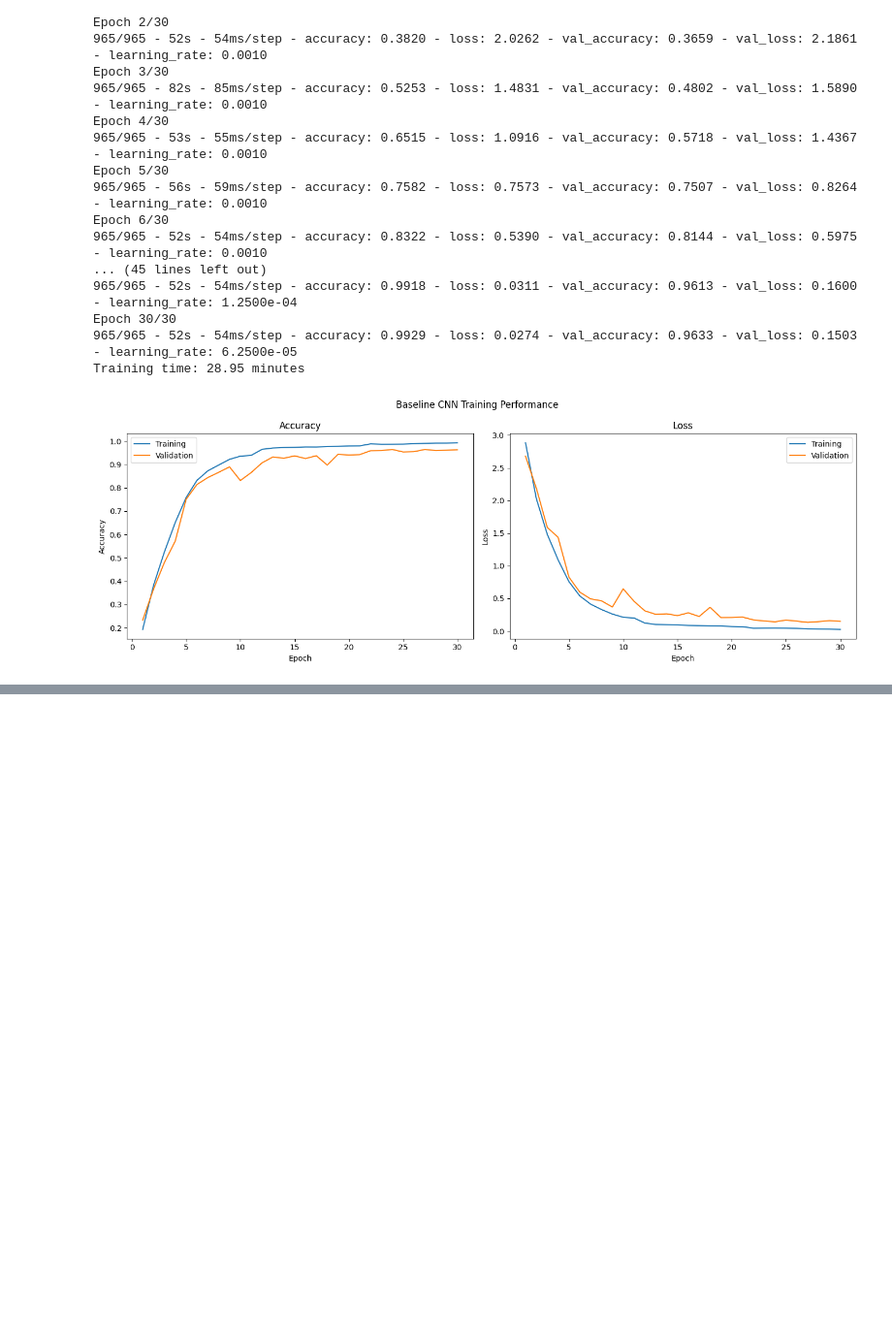
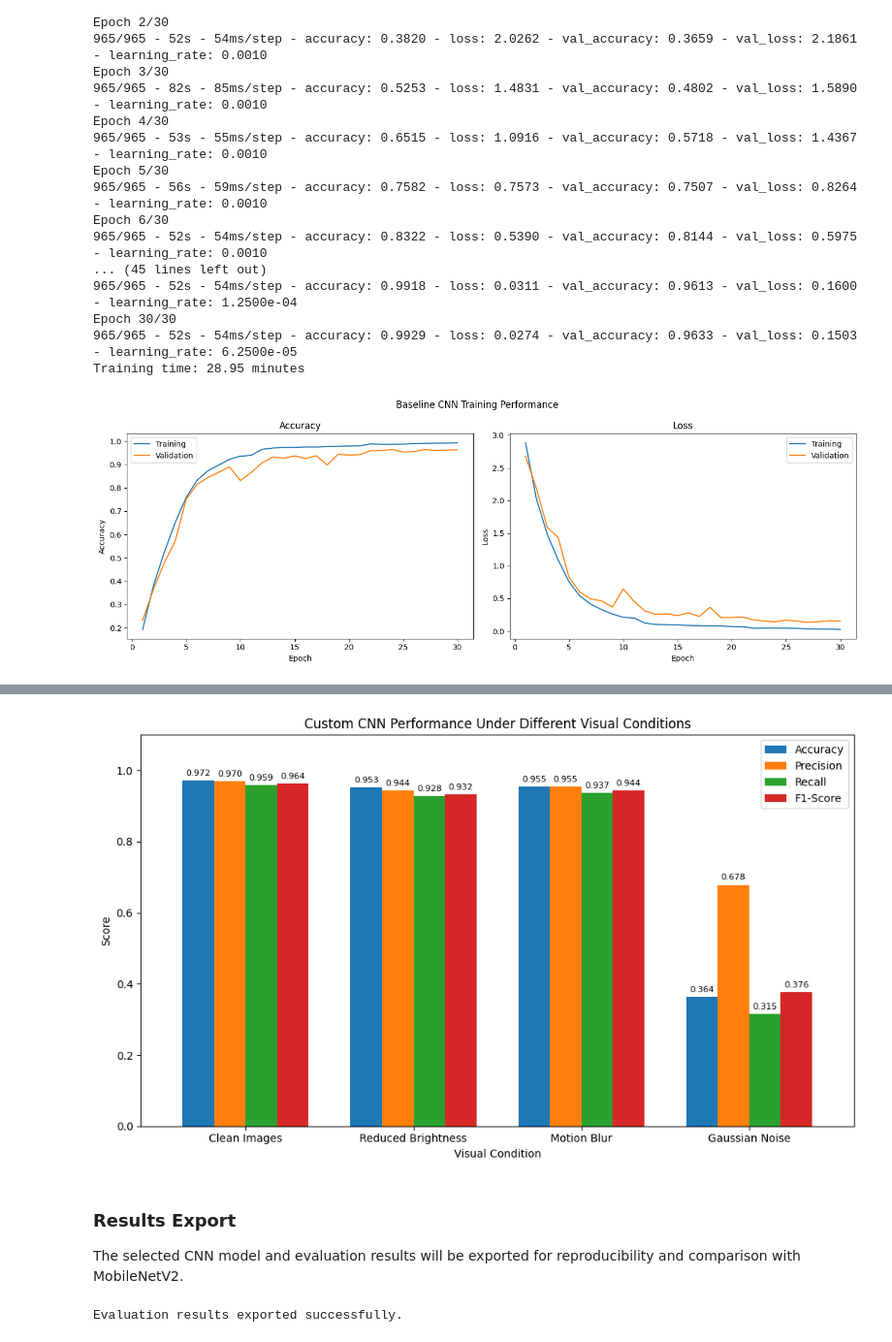
Before and after one commit to Daynomoon/AAI-521-Computer-Vision-Final-Project, a Jupyter notebook: 02_Custom_CNN_Development_and_Evaluation.ipynb, the cells around one changed output, grey strips where cells are left out. Shown at 97% size. Cells and saved outputs as stored; diff of their text form; code cells hidden in the pictures; blank space fills up the shorter version.

```diff
--- a/02_Custom_CNN_Development_and_Evaluation.ipynb
+++ b/02_Custom_CNN_Development_and_Evaluation.ipynb
@@ -472,0 +891,77 @@ lowest validation loss.
+# %%
+# Robustness performance visualization
+metrics_columns = [
+    "Accuracy", "Precision", "Recall", "F1-Score"
+]
+
+ax = robustness_df.set_index("Condition")[
+    metrics_columns
+].plot(
+    kind="bar",
+    figsize=(10, 6),
+    width=0.75
+)
+
+ax.set_title("Custom CNN Performance Under Different Visual Conditions")
+ax.set_xlabel("Visual Condition")
+ax.set_ylabel("Score")
+ax.set_ylim(0, 1.1)
+ax.tick_params(axis="x", rotation=0)
+ax.legend(loc="upper right")
+ax.grid(False)
+
+for container in ax.containers:
+    ax.bar_label(container, fmt="%.3f", fontsize=8, padding=3)
+
+plt.tight_layout()
+plt.show()
+# %% [output]
+[figure, added]
+# %% [markdown]
+### Results Export
+
+The selected CNN model and evaluation results will be
+exported for reproducibility and comparison with MobileNetV2.
+# %%
+# Save evaluation results
+comparison_df.to_csv(
+    RESULTS_DIR / "hyperparameter_comparison.csv", index=False
+)
+
+report_df.to_csv(
+    RESULTS_DIR / "classification_report.csv"
+)
+
+robustness_df.to_csv(
+    RESULTS_DIR / "robustness_results.csv", index=False
+)
+
+np.save(
+    RESULTS_DIR / "clean_confusion_matrix.npy", cm
+)
+
+# Save additional training histories
+for name, result in tuning_results.items():
+    filename = name.lower().replace(" ", "_")
+
+    pd.DataFrame(result["history"]).to_csv(
+        RESULTS_DIR / f"{filename}_history.csv",
+        index=False
+    )
+
+# Save robustness settings
+with open(RESULTS_DIR / "robustness_settings.json", "w") as f:
+    json.dump({
+        "brightness_factor": BRIGHTNESS_FACTOR,
+        "motion_blur_size": MOTION_BLUR_SIZE,
+        "motion_blur_direction": "horizontal",
+        "noise_mean": 0.0,
+        "noise_std": NOISE_STD,
+        "random_seed": SEED,
+        "batch_size": BATCH_SIZE,
+        "selected_model": best_model_name
+    }, f, indent=4)
+
+print("Evaluation results exported successfully.")
+# %% [output]
+Evaluation results exported successfully.
```
Also changed, not shown: parts of 20 cells of this notebook.
